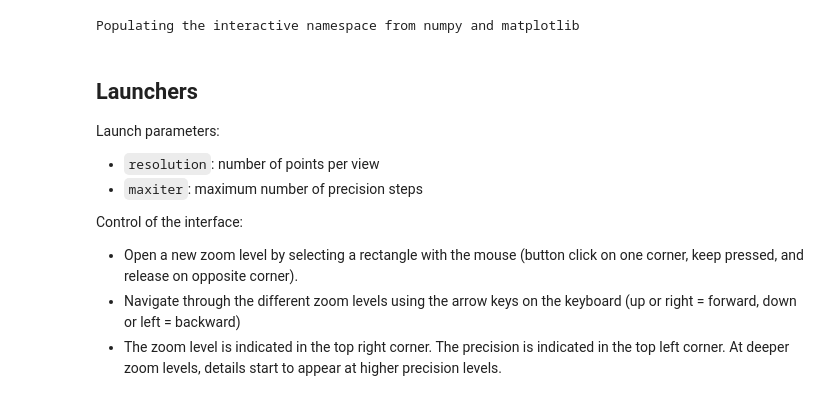
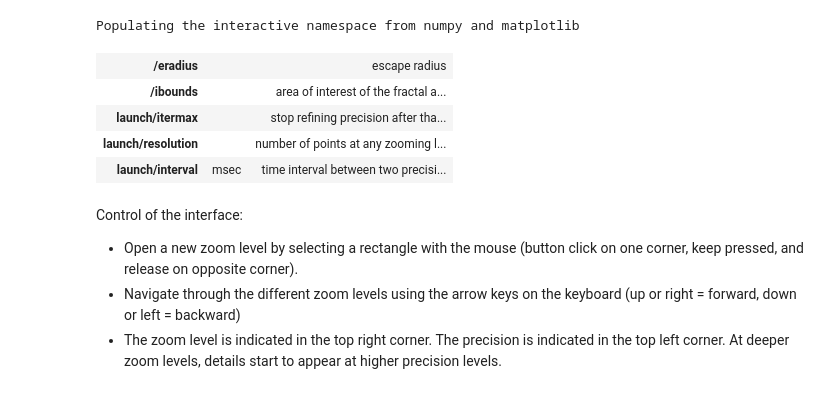
Before and after one commit to jmandreoli/IPYDEMO, a Jupyter notebook: demo/fractals.ipynb, the cells around one changed output. Drawn from its saved outputs; the diff is of its cells as text; code cells hidden in the pictures.

```diff
--- a/demo/fractals.ipynb
+++ b/demo/fractals.ipynb
@@ -42,14 +42,15 @@ def mandelbrot(c):
         z += c
 # %% [output]
 Populating the interactive namespace from numpy and matplotlib
+# %%
+Fractal.helper()
+# %% [output]
+| /eradius |  | escape radius |
+| /ibounds |  | area of interest of the fractal a... |
+| launch/itermax |  | stop refining precision after tha... |
+| launch/resolution |  | number of points at any zooming l... |
+| launch/interval | msec | time interval between two precisi... |
 # %% [markdown]
-Launchers
----------
-
-Launch parameters:
-* `resolution`: number of points per view
-* `maxiter`: maximum number of precision steps
-
 Control of the interface:
 * Open a new zoom level by selecting a rectangle with the mouse (button click on one corner, keep pressed, and release on opposite corner).
 * Navigate through the different zoom levels using the arrow keys on the keyboard (up or right = forward, down or left = backward)
```
Also changed, not shown: 11 other files.
